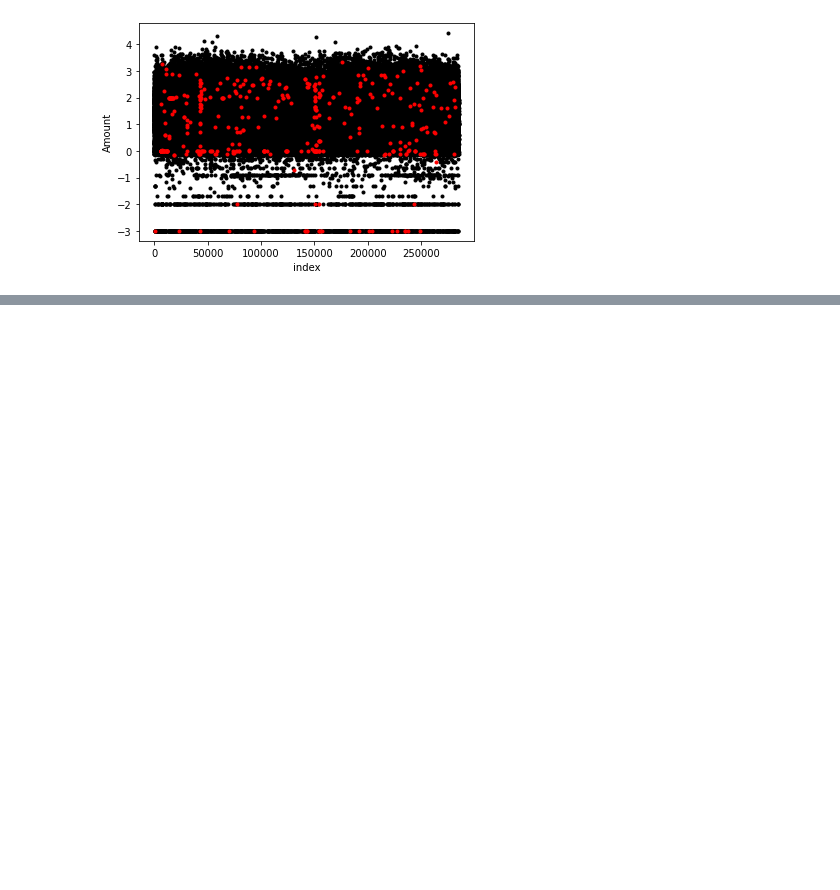
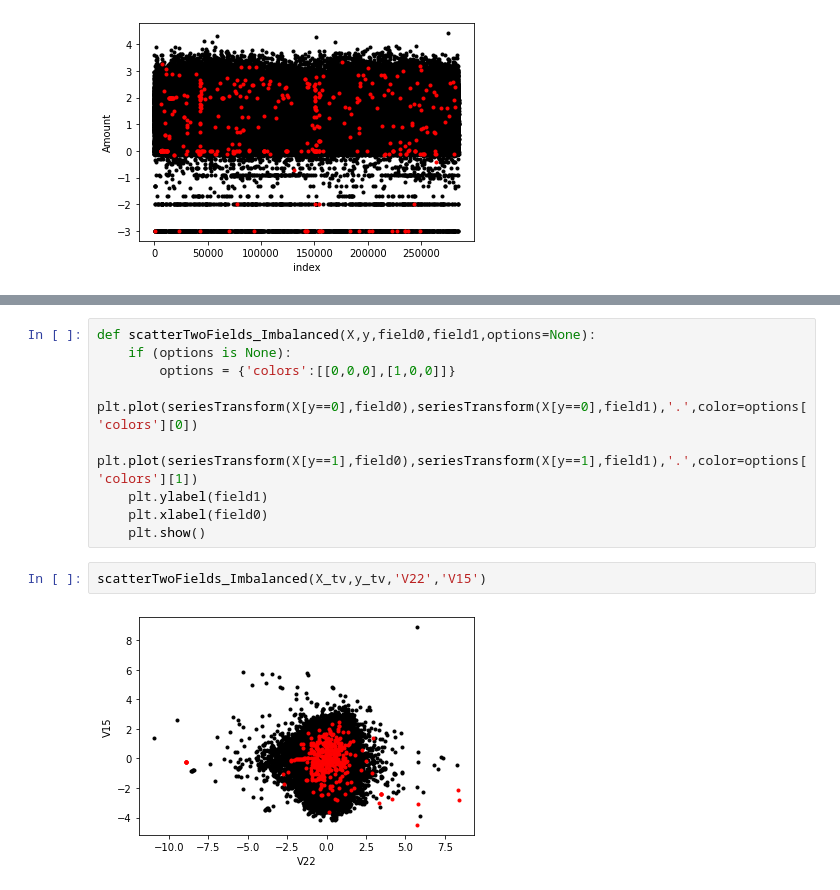
Before and after one commit to TimSim/FraudDetection, a Jupyter notebook: CreditCardFraudDetectionTF.ipynb, the cells around one changed output, grey strips where cells are left out. Drawn from its saved outputs; the diff is of its cells as text; blank space fills up the shorter version.

```diff
--- a/CreditCardFraudDetectionTF.ipynb
+++ b/CreditCardFraudDetectionTF.ipynb
@@ -158,0 +197,13 @@ plotImbalancedSeries(X_tv,y_tv,'Amount')
+# %%
+def scatterTwoFields_Imbalanced(X,y,field0,field1,options=None):
+    if (options is None):
+        options = {'colors':[[0,0,0],[1,0,0]]}
+    plt.plot(seriesTransform(X[y==0],field0),seriesTransform(X[y==0],field1),'.',color=options['colors'][0])
+    plt.plot(seriesTransform(X[y==1],field0),seriesTransform(X[y==1],field1),'.',color=options['colors'][1])
+    plt.ylabel(field1)
+    plt.xlabel(field0)
+    plt.show()
+# %%
+scatterTwoFields_Imbalanced(X_tv,y_tv,'V22','V15')
+# %% [output]
+[figure, added]
```
Also changed, not shown: parts of 37 cells of this notebook.
